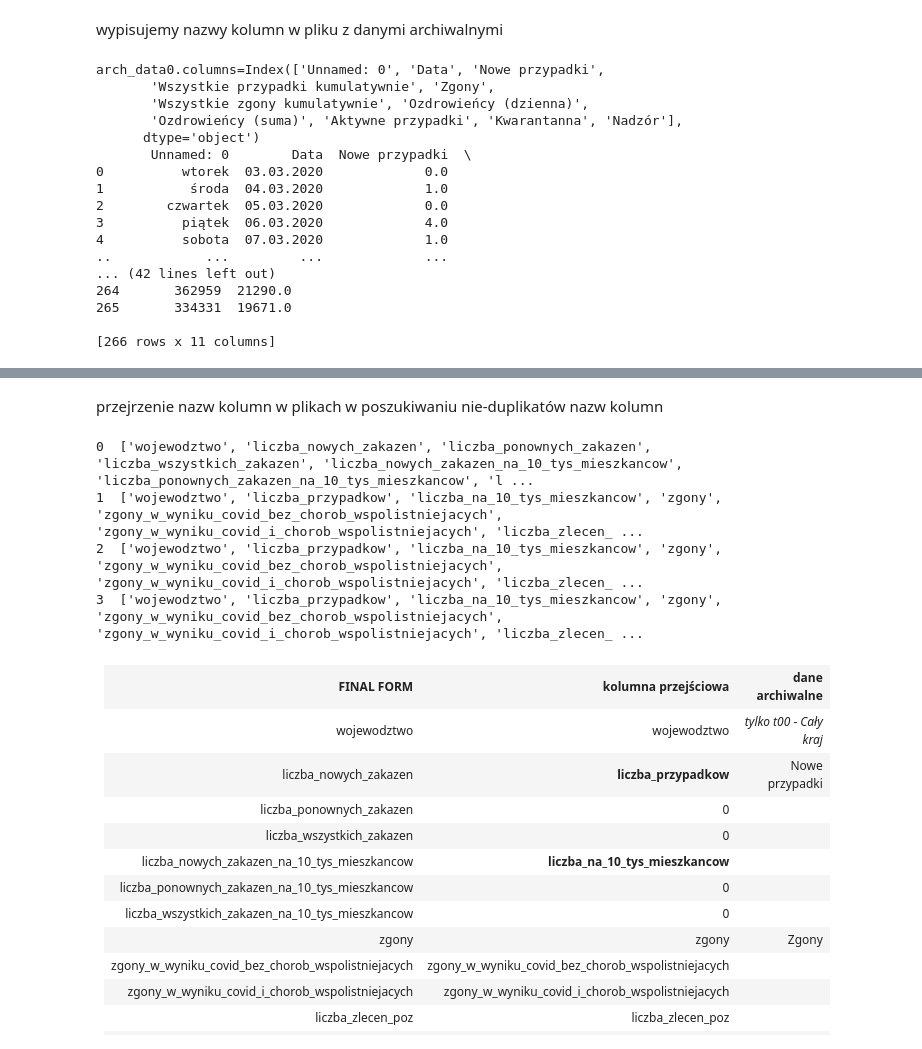
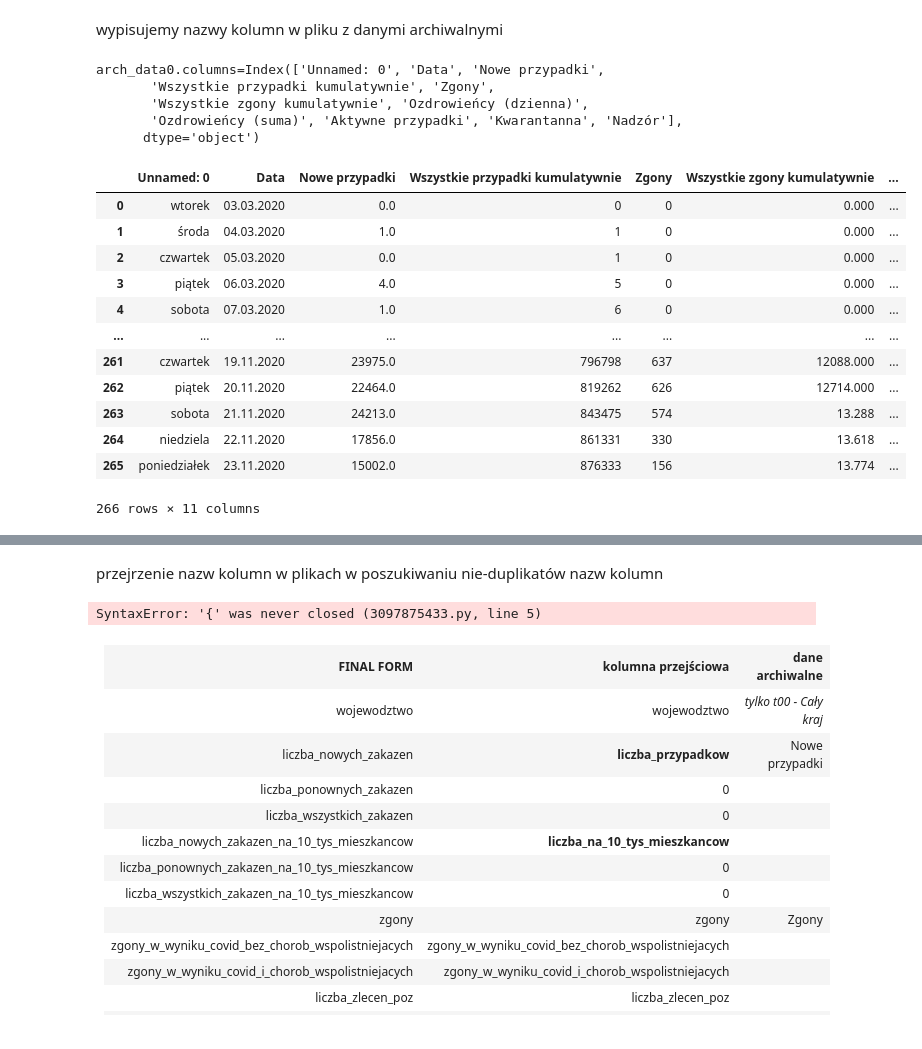
Before and after one commit to ninj4i/kowidowe, a Jupyter notebook: kowidowe_DataE.ipynb, the cells around one changed output, grey strips where cells are left out. Drawn from its saved outputs; the diff is of its cells as text; code cells hidden in the pictures.

```diff
--- a/kowidowe_DataE.ipynb
+++ b/kowidowe_DataE.ipynb
@@ -33,26 +33,27 @@ wypisujemy nazwy kolumn w pliku z danymi archiwalnymi
 # %%
 arch_data0 = pd.read_csv(pathlib.Path('dane/mat_arch.csv'), sep = ';',decimal=' ', encoding= 'windows-1250')
 print(f'{arch_data0.columns=}')
-print(arch_data0)
+arch_data0
 #print(arch_data0['Data'])
 # %% [output]
 arch_data0.columns=Index(['Unnamed: 0', 'Data', 'Nowe przypadki',
        'Wszystkie przypadki kumulatywnie', 'Zgony',
        'Wszystkie zgony kumulatywnie', 'Ozdrowieńcy (dzienna)',
        'Ozdrowieńcy (suma)', 'Aktywne przypadki', 'Kwarantanna', 'Nadzór'],
       dtype='object')
-       Unnamed: 0        Data  Nowe przypadki  \
-0          wtorek  03.03.2020             0.0
-1           środa  04.03.2020             1.0
-2        czwartek  05.03.2020             0.0
-3          piątek  06.03.2020             4.0
-4          sobota  07.03.2020             1.0
-..            ...         ...             ...
-... (42 lines left out)
-264       362959  21290.0
-265       334331  19671.0
-
-[266 rows x 11 columns]
+|  | Unnamed: 0 | Data | Nowe przypadki | Wszystkie przypadki kumulatywnie | Zgony | Wszystkie zgony kumulatywnie | ... |
+| 0 | wtorek | 03.03.2020 | 0.0 | 0 | 0 | 0.000 | ... |
+| 1 | środa | 04.03.2020 | 1.0 | 1 | 0 | 0.000 | ... |
+| 2 | czwartek | 05.03.2020 | 0.0 | 1 | 0 | 0.000 | ... |
+| 3 | piątek | 06.03.2020 | 4.0 | 5 | 0 | 0.000 | ... |
+| 4 | sobota | 07.03.2020 | 1.0 | 6 | 0 | 0.000 | ... |
+| ... | ... | ... | ... | ... | ... | ... | ... |
+| 261 | czwartek | 19.11.2020 | 23975.0 | 796798 | 637 | 12088.000 | ... |
+| 262 | piątek | 20.11.2020 | 22464.0 | 819262 | 626 | 12714.000 | ... |
+| 263 | sobota | 21.11.2020 | 24213.0 | 843475 | 574 | 13.288 | ... |
+| 264 | niedziela | 22.11.2020 | 17856.0 | 861331 | 330 | 13.618 | ... |
+| 265 | poniedziałek | 23.11.2020 | 15002.0 | 876333 | 156 | 13.774 | ... |
+266 rows × 11 columns
 # %%
 kowidowe[0]
 #kowidowe[30]
@@ -79,19 +80,24 @@ kowidowe[0]
 | 16 | zachodniopomorskie | 460 | 2.72 | 39 | 5 | ... |
 # %% [markdown]
 przejrzenie nazw kolumn w plikach w poszukiwaniu nie-duplikatów nazw kolumn
-# %%
-#print(f'dla i = {0}  {len(kowidowe[0].columns)=}\n{kowidowe[0].columns=}')
-#for i , kov in enumerate(kowidowe[1:]):
-#    if list(kov.columns) != list(kowidowe[i-1].columns.values):
-#        print(f'dla i = {i}  ###\n{kov.loc[0,"stan_rekordu_na"]}\n### {len(kov) = }  ###  {kowidowe[0].columns=}')
-
-for i , koly in enumerate(np.unique([list(kols.columns) for kols in kowidowe])):
-    print(f'{i}  {koly}')
-# %% [output]
-0  ['wojewodztwo', 'liczba_nowych_zakazen', 'liczba_ponownych_zakazen', 'liczba_wszystkich_zakazen', 'liczba_nowych_zakazen_na_10_tys_mieszkancow', 'liczba_ponownych_zakazen_na_10_tys_mieszkancow', 'l ...
-1  ['wojewodztwo', 'liczba_przypadkow', 'liczba_na_10_tys_mieszkancow', 'zgony', 'zgony_w_wyniku_covid_bez_chorob_wspolistniejacych', 'zgony_w_wyniku_covid_i_chorob_wspolistniejacych', 'liczba_zlecen_ ...
-2  ['wojewodztwo', 'liczba_przypadkow', 'liczba_na_10_tys_mieszkancow', 'zgony', 'zgony_w_wyniku_covid_bez_chorob_wspolistniejacych', 'zgony_w_wyniku_covid_i_chorob_wspolistniejacych', 'liczba_zlecen_ ...
-3  ['wojewodztwo', 'liczba_przypadkow', 'liczba_na_10_tys_mieszkancow', 'zgony', 'zgony_w_wyniku_covid_bez_chorob_wspolistniejacych', 'zgony_w_wyniku_covid_i_chorob_wspolistniejacych', 'liczba_zlecen_ ...
+# %%
+durnotka = []
+for tab in kowidowe:
+    if tab.shape[1] == 19:
+        print('dupa')
+        durnotka.append(pd.DataFrame(
+            }
+            'wojewodztwo:' t'ab['wojewodztwo']}))
+    elif tab.shape[1] == 14 and 'liczba_ozdrowiencow' in tab.columns:
+        print('kupka')
+
+    elif tab.shape[1] == 14 and 'stan_rekordu_na' in tab.columns:
+        print('dr Alban')
+
+    elif tab.shape[1] == 15:
+        print('dudu')
+# %% [output]
+SyntaxError: '{' was never closed (3097875433.py, line 5)
 # %% [markdown]
 <table>
 <tr><td><b>FINAL FORM</td><td><b>kolumna przejściowa</b></td><td><b>dane archiwalne</b></td></tr>
```
Also changed, not shown: 2 other files.
